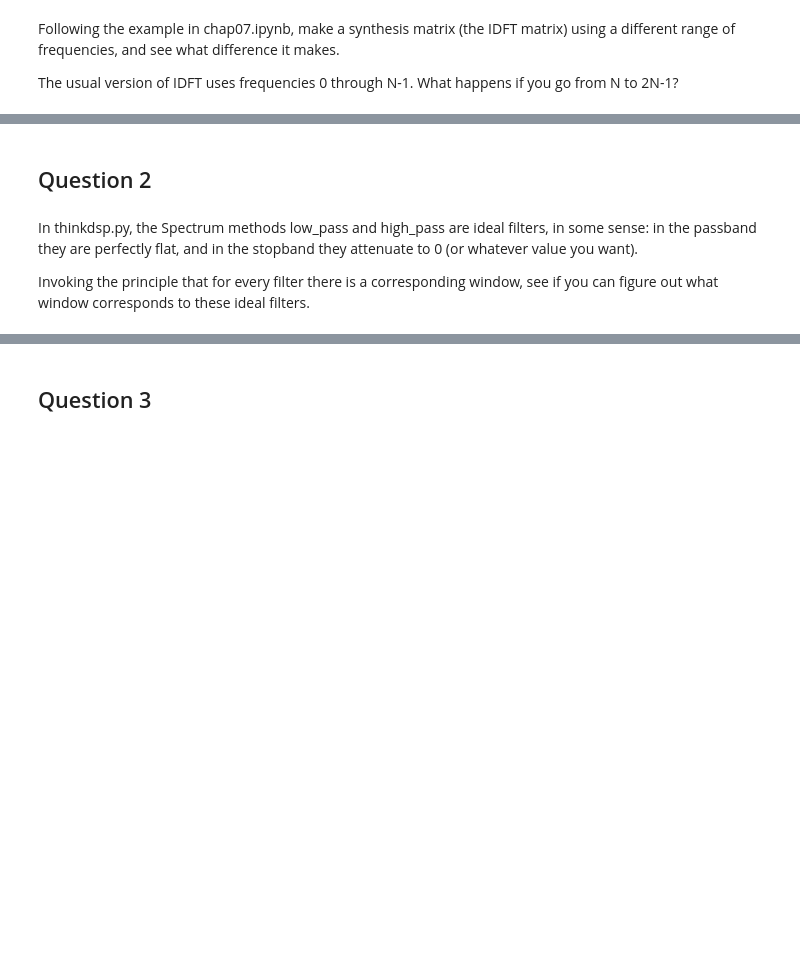
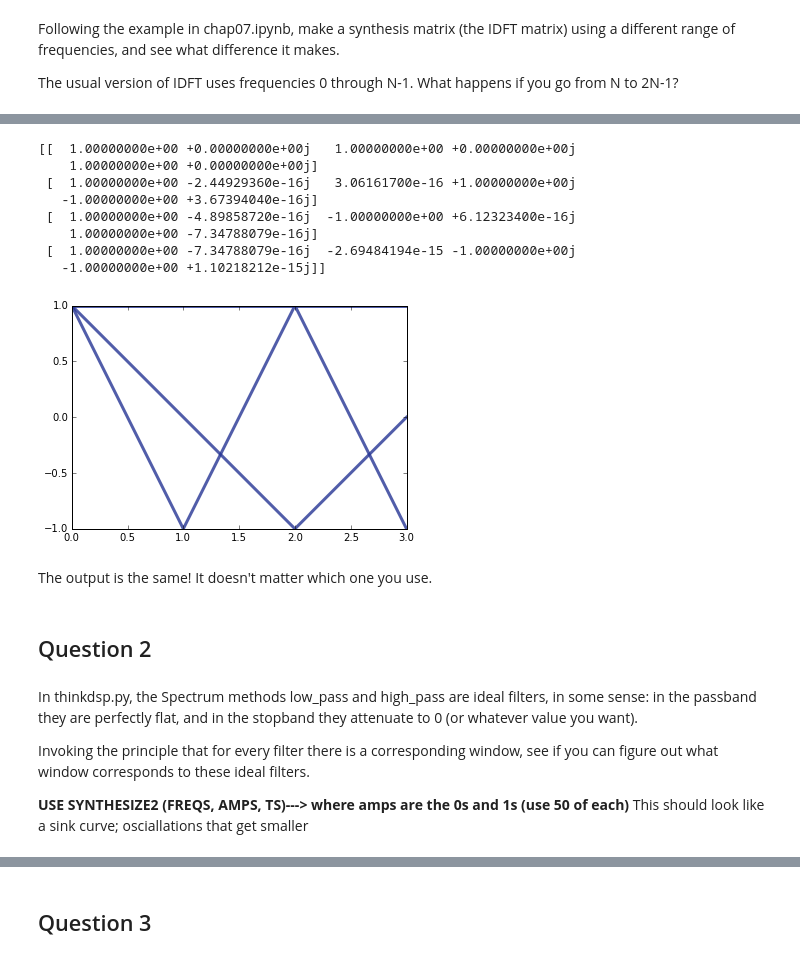
Before and after one commit to megsaysrawr/ThinkDSP, a Jupyter notebook: code/ps05.ipynb, the cells around one changed output, grey strips where cells are left out. Cells and saved outputs as stored; diff of their text form; code cells hidden in the pictures; blank space fills up the shorter version.

```diff
--- a/code/ps05.ipynb
+++ b/code/ps05.ipynb
@@ -21,6 +40,30 @@ The usual version of IDFT uses frequencies 0 through N-1.  What happens if you g
+# %%
+i = complex(0,1)
+PI2 = 2*numpy.pi
+N = 4
+ts = numpy.arange(N) / N
+freqs = numpy.arange(N,N*2-1)
+args = numpy.outer(ts, freqs)
+M = numpy.exp(i * PI2 * args)
+thinkplot.plot(numpy.real(M))
+print(M)
+# %% [output]
+[[  1.00000000e+00 +0.00000000e+00j   1.00000000e+00 +0.00000000e+00j
+    1.00000000e+00 +0.00000000e+00j]
+ [  1.00000000e+00 -2.44929360e-16j   3.06161700e-16 +1.00000000e+00j
+   -1.00000000e+00 +3.67394040e-16j]
+ [  1.00000000e+00 -4.89858720e-16j  -1.00000000e+00 +6.12323400e-16j
+    1.00000000e+00 -7.34788079e-16j]
+ [  1.00000000e+00 -7.34788079e-16j  -2.69484194e-15 -1.00000000e+00j
+   -1.00000000e+00 +1.10218212e-15j]]
+[figure, added]
+# %% [markdown]
+The output is the same! It doesn't matter which one you use.
 # %% [markdown]
 ## Question 2
 # %% [markdown]
 In thinkdsp.py, the Spectrum methods low_pass and high_pass are ideal filters, in some sense: in the passband they are perfectly flat, and in the stopband they attenuate to 0 (or whatever value you want).
 
 Invoking the principle that for every filter there is a corresponding window, see if you can figure out what window corresponds to these ideal filters.
+
+**USE SYNTHESIZE2 (FREQS, AMPS, TS)---> where amps are the 0s and 1s (use 50 of each)** This should look like a sink curve; osciallations that get smaller
```
Also changed, not shown: parts of 45 cells of this notebook.
